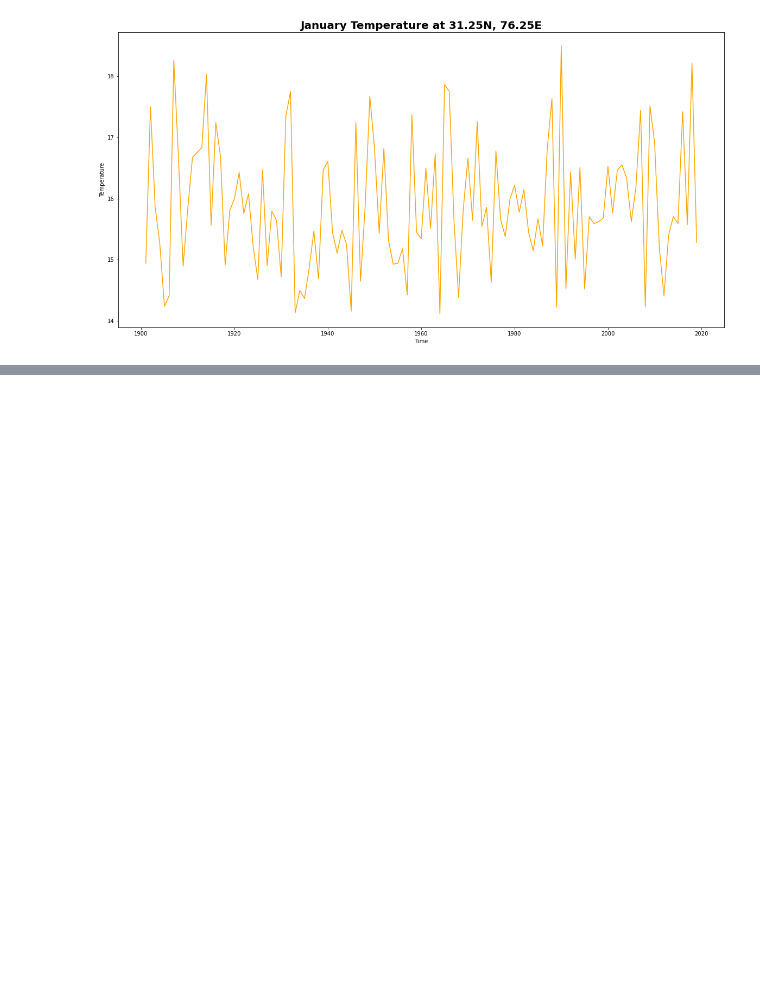
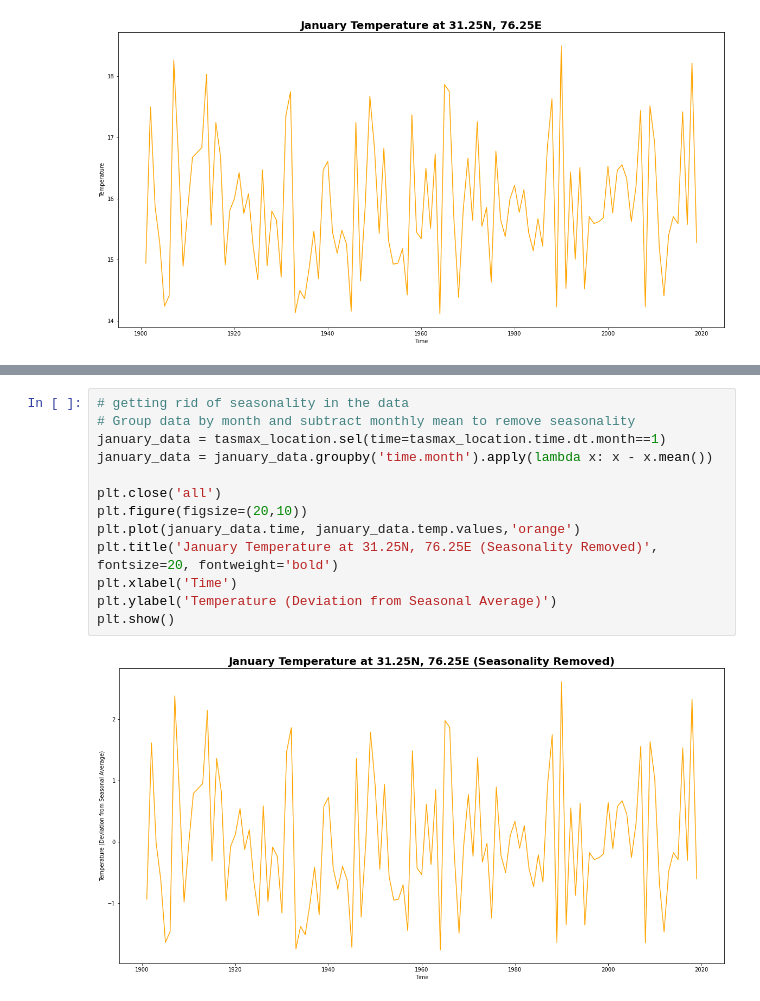
Before and after one commit to alliajagbe/time-series, a Jupyter notebook: timedata2.ipynb, the cells around one changed output, grey strips where cells are left out. Saved outputs shown, nothing was run; the diff lists cells and outputs as text; blank space fills up the shorter version.

```diff
--- a/timedata2.ipynb
+++ b/timedata2.ipynb
@@ -135,0 +131,15 @@ AttributeError: 'Dataset' object has no attribute 'time'
+# %%
+# getting rid of seasonality in the data
+# Group data by month and subtract monthly mean to remove seasonality
+january_data = tasmax_location.sel(time=tasmax_location.time.dt.month==1)
+january_data = january_data.groupby('time.month').apply(lambda x: x - x.mean())
+
+plt.close('all')
+plt.figure(figsize=(20,10))
+plt.plot(january_data.time, january_data.temp.values,'orange')
+plt.title('January Temperature at 31.25N, 76.25E (Seasonality Removed)', fontsize=20, fontweight='bold')
+plt.xlabel('Time')
+plt.ylabel('Temperature (Deviation from Seasonal Average)')
+plt.show()
+# %% [output]
+[figure, added]
```
Also changed, not shown: parts of 1 cell of this notebook.
